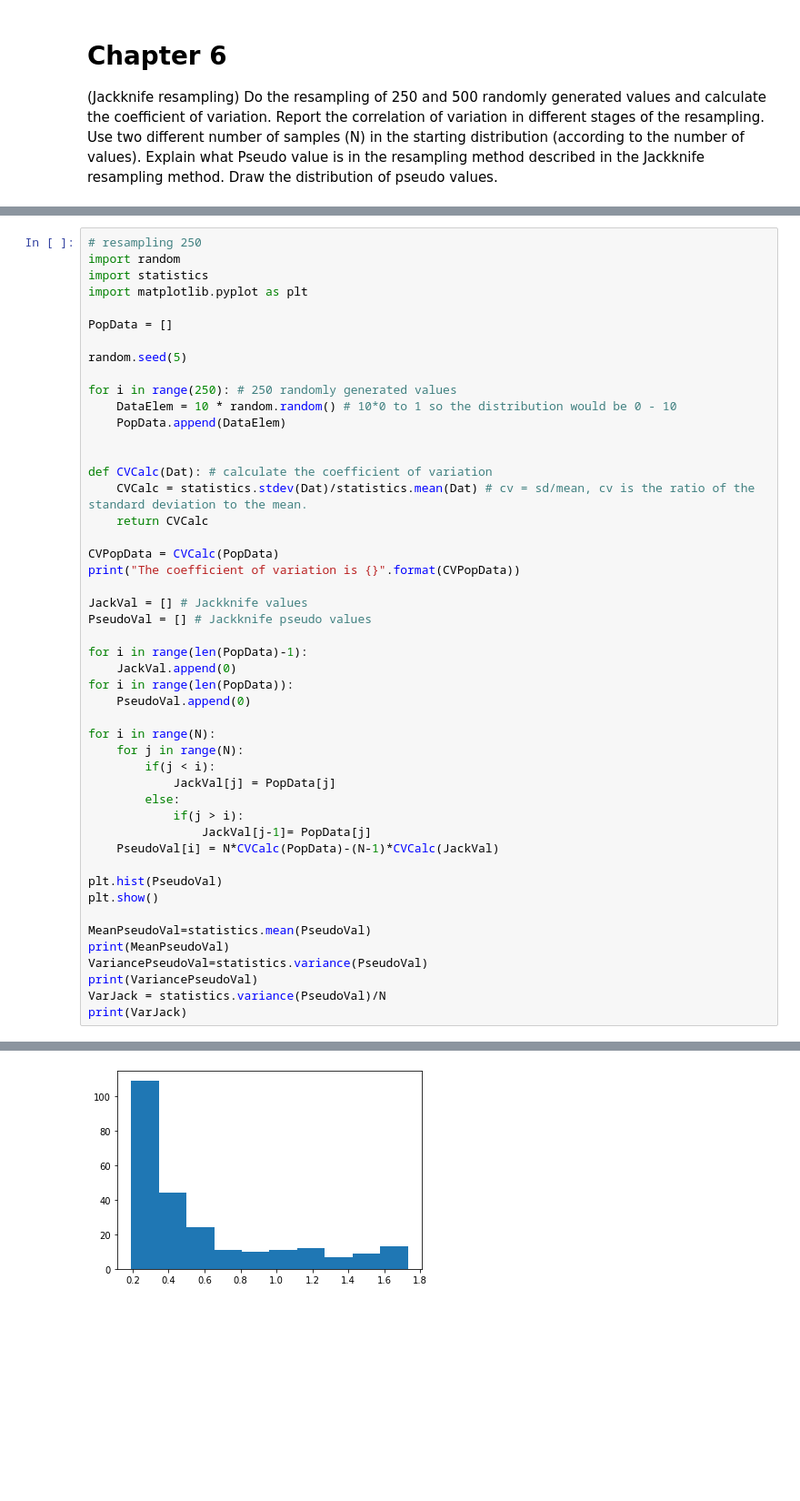
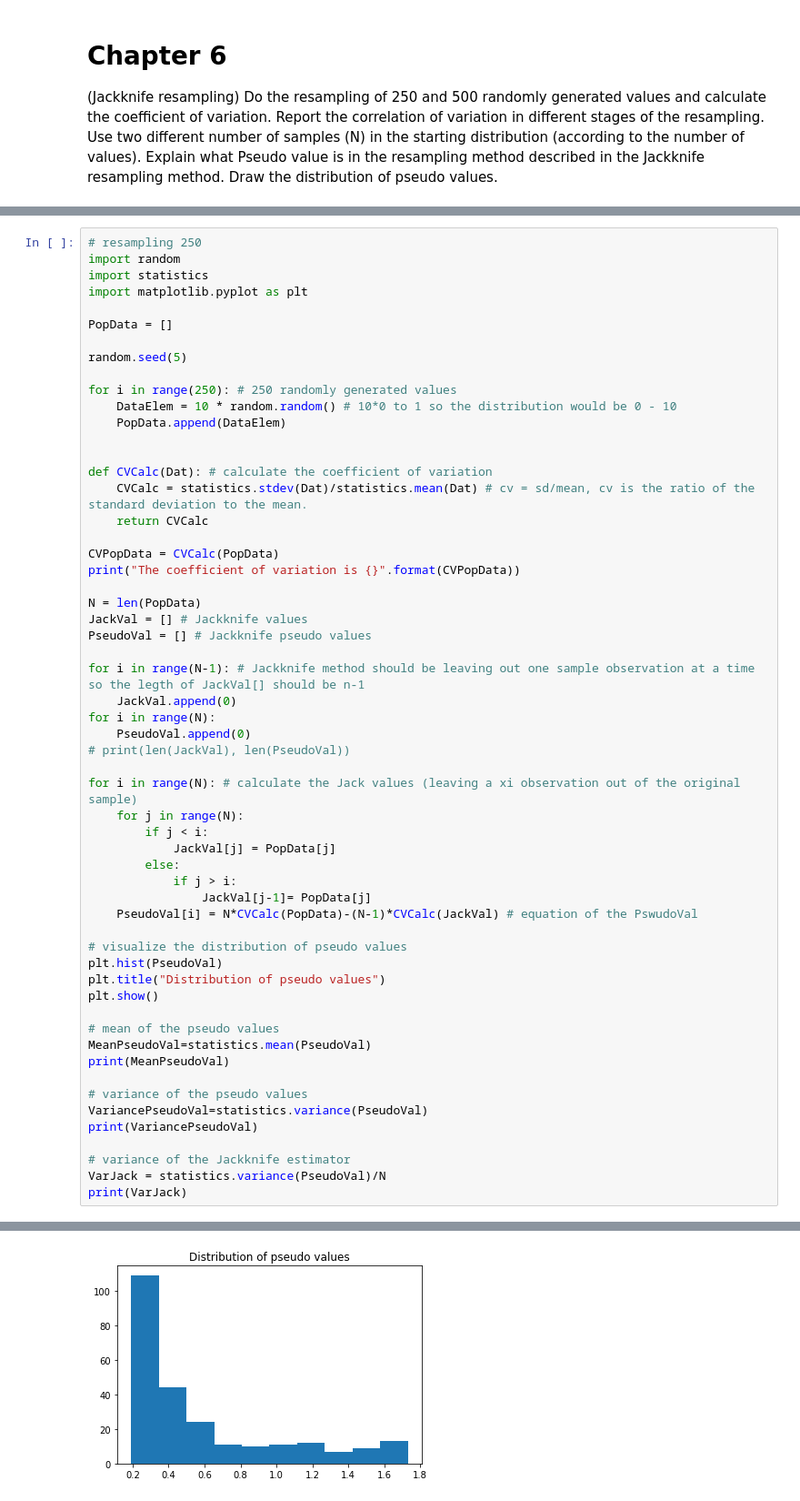
Before and after one commit to twyunting/CSC-632_Intro-to-Simulation-and-Modeling, a Jupyter notebook: homeworks/hw2/CSC-632 HW2_Coding_Yunting Chiu.ipynb, the cells around one changed output, grey strips where cells are left out. Shown at 91% size. Cells and saved outputs as stored; diff of their text form; blank space fills up the shorter version.

```diff
--- a/homeworks/hw2/CSC-632 HW2_Coding_Yunting Chiu.ipynb
+++ b/homeworks/hw2/CSC-632 HW2_Coding_Yunting Chiu.ipynb
@@ -502,30 +504,39 @@ def CVCalc(Dat): # calculate the coefficient of variation
 CVPopData = CVCalc(PopData)
 print("The coefficient of variation is {}".format(CVPopData))
 
+N = len(PopData)
 JackVal = [] # Jackknife values
 PseudoVal = [] # Jackknife pseudo values
 
-for i in range(len(PopData)-1):
+for i in range(N-1): # Jackknife method should be leaving out one sample observation at a time so the legth of JackVal[] should be n-1
     JackVal.append(0)
-for i in range(len(PopData)):
+for i in range(N):
     PseudoVal.append(0)
+# print(len(JackVal), len(PseudoVal))
 
-for i in range(N):
+for i in range(N): # calculate the Jack values (leaving a xi observation out of the original sample)
     for j in range(N):
-        if(j < i):
+        if j < i:
             JackVal[j] = PopData[j]
         else:
-            if(j > i):
+            if j > i:
                 JackVal[j-1]= PopData[j]
-    PseudoVal[i] = N*CVCalc(PopData)-(N-1)*CVCalc(JackVal)
+    PseudoVal[i] = N*CVCalc(PopData)-(N-1)*CVCalc(JackVal) # equation of the PswudoVal
 
+# visualize the distribution of pseudo values
 plt.hist(PseudoVal)
+plt.title("Distribution of pseudo values")
 plt.show()
 
+# mean of the pseudo values
 MeanPseudoVal=statistics.mean(PseudoVal)
 print(MeanPseudoVal)
+
+# variance of the pseudo values
 VariancePseudoVal=statistics.variance(PseudoVal)
 print(VariancePseudoVal)
+
+# variance of the Jackknife estimator
 VarJack = statistics.variance(PseudoVal)/N
 print(VarJack)
 # %% [output]
@@ -534,4 +544,4 @@ The coefficient of variation is 0.5800698843053581
-[figure, old version]
+[figure, new version]
 0.5794526900278857
 0.19928890251642734
 0.0007971556100657093
```
Also changed, not shown: parts of 2 cells of this notebook.
